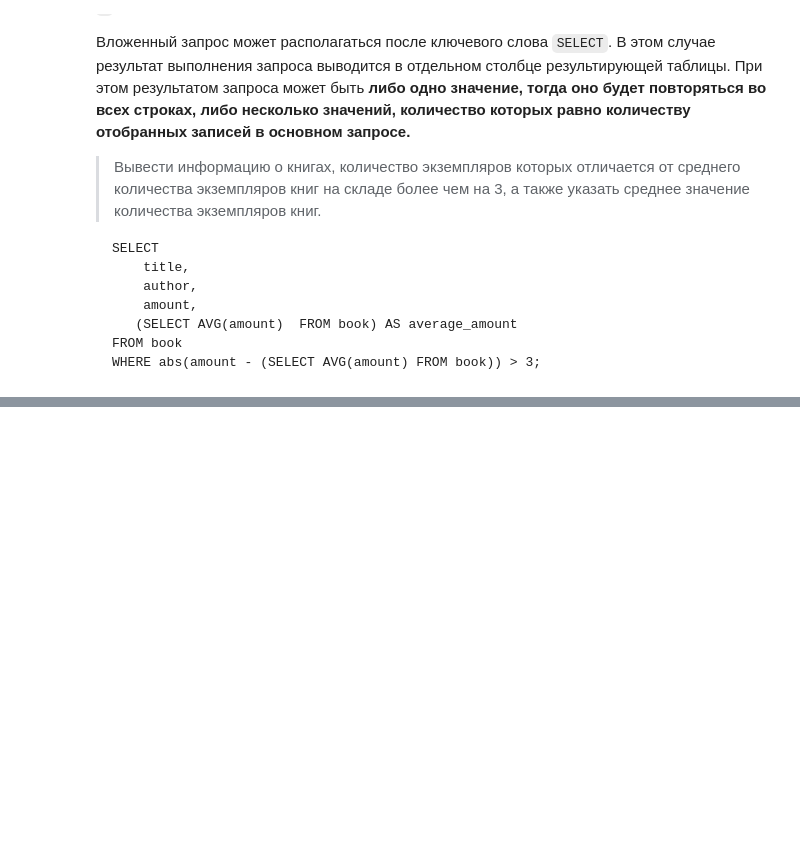
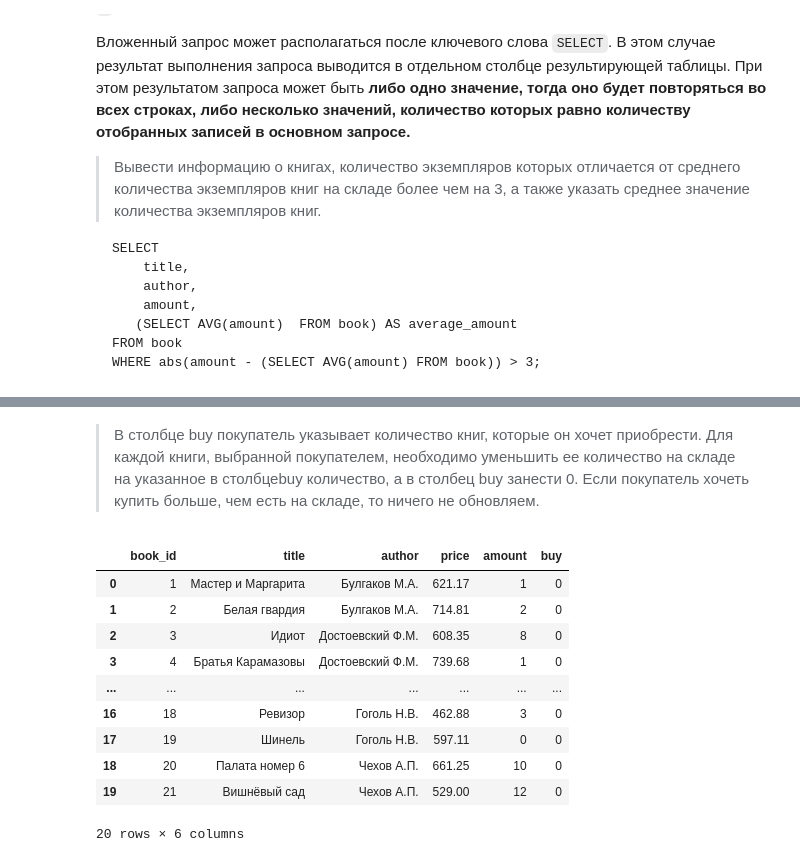
Before and after one commit to KlukvaMors/SQL-basic, a Jupyter notebook: chapter1.ipynb, the cells around one changed output, grey strips where cells are left out. Drawn from its saved outputs; the diff is of its cells as text; code cells hidden in the pictures; blank space fills up the shorter version.

```diff
--- a/chapter1.ipynb
+++ b/chapter1.ipynb
@@ -1543,3 +1708,27 @@ WHERE abs(amount - (SELECT AVG(amount) FROM book)) > 3;
+# %% [markdown]
+> В столбце buy покупатель указывает количество книг, которые он хочет приобрести. Для каждой книги, выбранной покупателем, необходимо уменьшить ее количество на складе на указанное в столбцеbuy количество, а в столбец buy занести 0. Если покупатель хочеть купить больше, чем есть на складе, то ничего не обновляем.
+# %%
+sql("""
+UPDATE book
+SET
+    amount = amount - buy,
+    buy = 0
+WHERE
+    amount >= buy
+""")
+table('book')
+# %% [output]
+|  | book_id | title | author | price | amount | buy |
+| 0 | 1 | Мастер и Маргарита | Булгаков М.А. | 621.17 | 1 | 0 |
+| 1 | 2 | Белая гвардия | Булгаков М.А. | 714.81 | 2 | 0 |
+| 2 | 3 | Идиот | Достоевский Ф.М. | 608.35 | 8 | 0 |
+| 3 | 4 | Братья Карамазовы | Достоевский Ф.М. | 739.68 | 1 | 0 |
+| ... | ... | ... | ... | ... | ... | ... |
+| 16 | 18 | Ревизор | Гоголь Н.В. | 462.88 | 3 | 0 |
+| 17 | 19 | Шинель | Гоголь Н.В. | 597.11 | 0 | 0 |
+| 18 | 20 | Палата номер 6 | Чехов А.П. | 661.25 | 10 | 0 |
+| 19 | 21 | Вишнёвый сад | Чехов А.П. | 529.00 | 12 | 0 |
+20 rows × 6 columns
 # %% [markdown]
 <hr>
 
```
Also changed, not shown: parts of 46 cells of this notebook.
